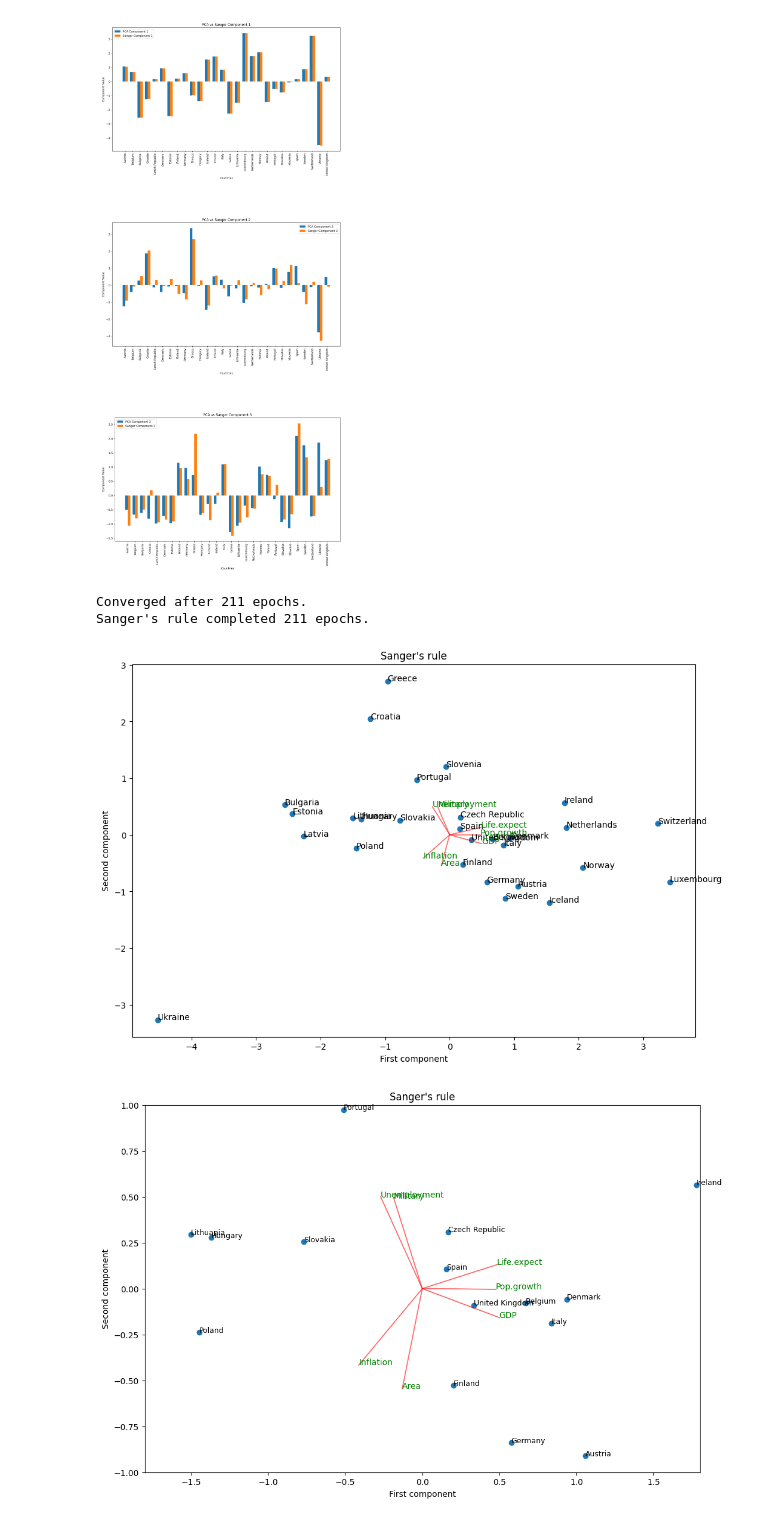
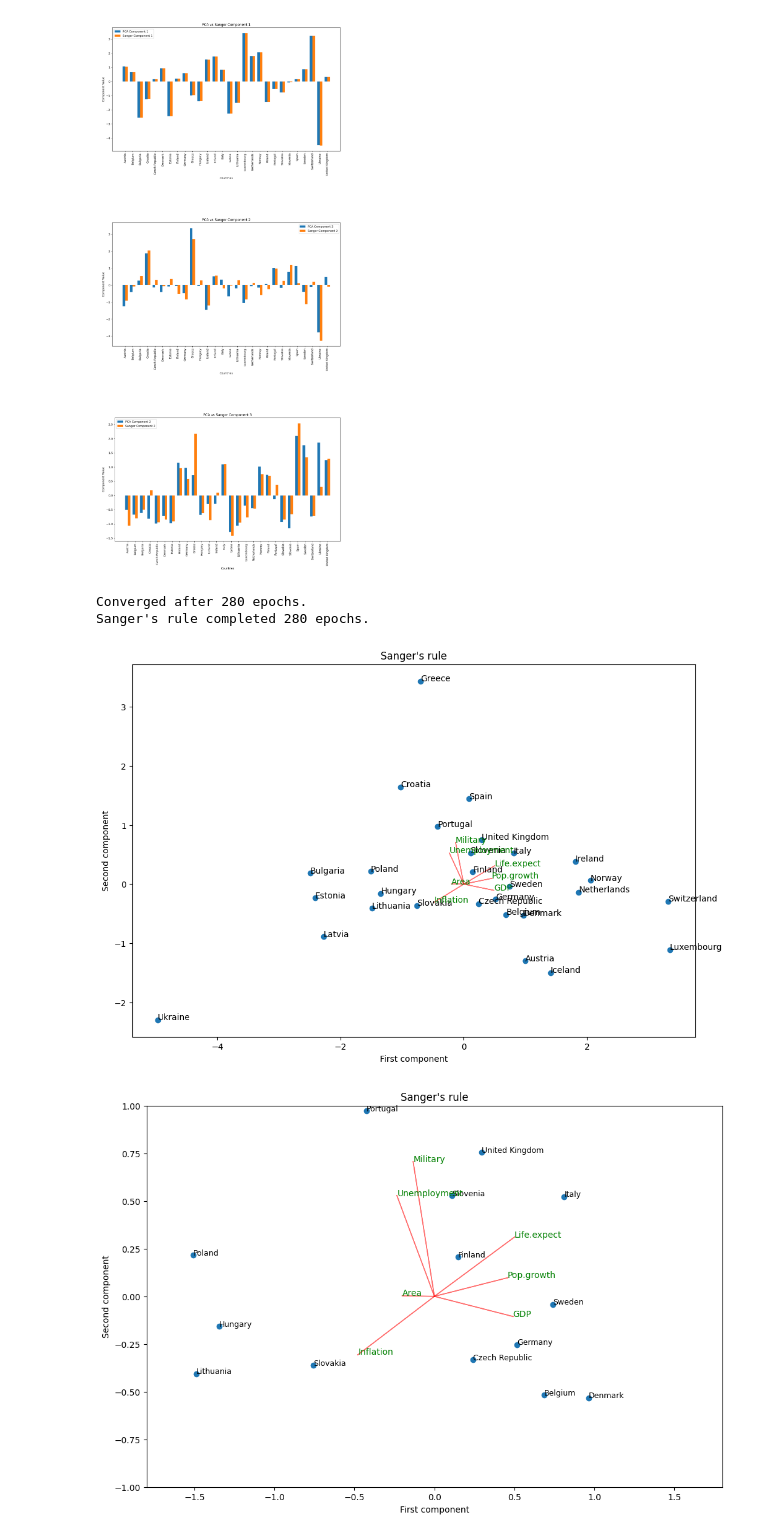
Before and after one commit to cijjas/sia, a Jupyter notebook: tp4/src/ej1.2_pca_vs_oja_adaptative_eta.ipynb, the cells around one changed output. Drawn from its saved outputs; the diff is of its cells as text; code cells hidden in the pictures.

Commit message:
Fix: constant eta for biplot

```diff
--- a/tp4/src/ej1.2_pca_vs_oja_adaptative_eta.ipynb
+++ b/tp4/src/ej1.2_pca_vs_oja_adaptative_eta.ipynb
@@ -196,8 +196,8 @@ plt.show()
 import matplotlib.pyplot as plt
 from core.sanger import Sanger
 
-# Now we use Sanger's rule to obtain the weights
-sanger = Sanger(seed=42, num_features=data.shape[1], num_components=num_components, eta_function=divide_by_epoch)
+# Now we use Sanger's rule to obtain the weights but with constant learning rate
+sanger = Sanger(seed=42, num_features=data.shape[1], num_components=num_components)
 
 # Fit the data
 sanger_weights = sanger.fit(data.values, epochs=10000)
@@ -242,34 +242,34 @@ plt.show()
 
 x1, x2, y1, y2 = -1.8, 1.8, -1, 1
 filtered_indices = (sanger_component1 >= x1) & (sanger_component1 <= x2) & (sanger_component2 >= y1) & (sanger_component2 <= y2)
 filtered_sanger_component1 = sanger_component1[filtered_indices]
 filtered_sanger_component2 = sanger_component2[filtered_indices]
 filtered_countries = full_data.iloc[filtered_indices, 0].values  # Assuming the first column contains country names
 
 plt.figure(figsize=(12, 8))  # Increase the figure size
 
 plt.scatter(filtered_sanger_component1, filtered_sanger_component2)
 plt.xlabel("First component")
 plt.ylabel("Second component")
 plt.title("Sanger's rule")
 
 # Add country names to the dots
 for i in range(len(filtered_countries)):
     plt.text(filtered_sanger_component1[i], filtered_sanger_component2[i], filtered_countries[i], fontsize=9)
 
 # We plot the loadings
 for i in range(len(features)):
     if x1 <= sanger_lodaings_pc1[i] <= x2 and y1 <= sanger_lodaings_pc2[i] <= y2:
         plt.arrow(0, 0, sanger_lodaings_pc1[i], sanger_lodaings_pc2[i], color='r', alpha=0.5)
         plt.text(sanger_lodaings_pc1[i], sanger_lodaings_pc2[i], features[i], color='g')
 
 # Set the x and y limits
 plt.xlim(x1, x2)
 plt.ylim(y1, y2)
 
 plt.show()
 # %% [output]
-Converged after 211 epochs.
-Sanger's rule completed 211 epochs.
+Converged after 280 epochs.
+Sanger's rule completed 280 epochs.
-[figure, old version]
+[figure, new version]
-[figure, old version]
+[figure, new version]
```
